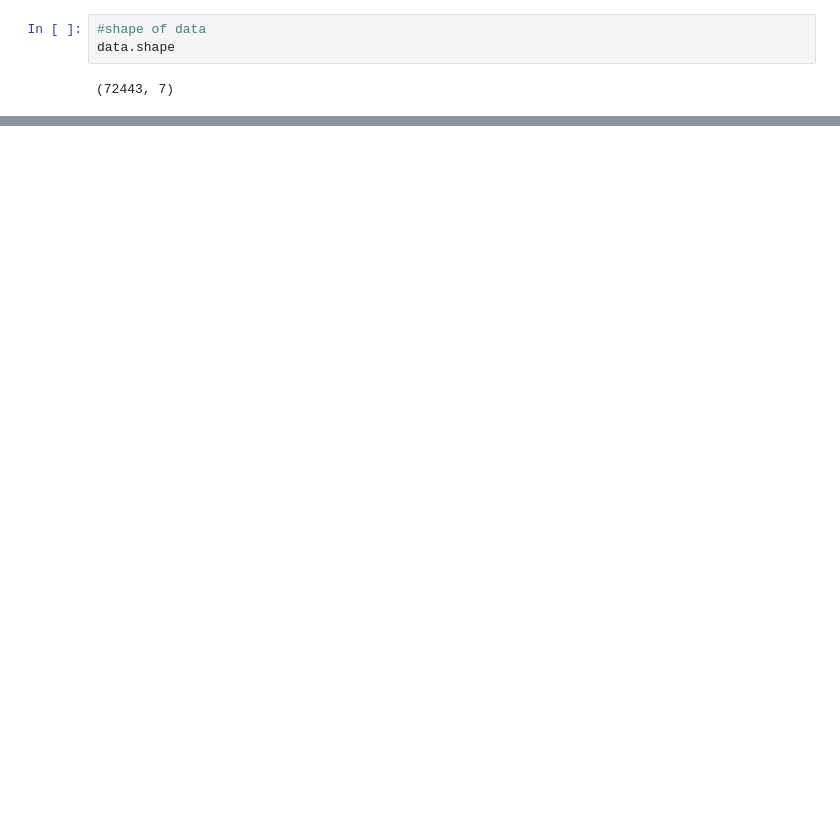
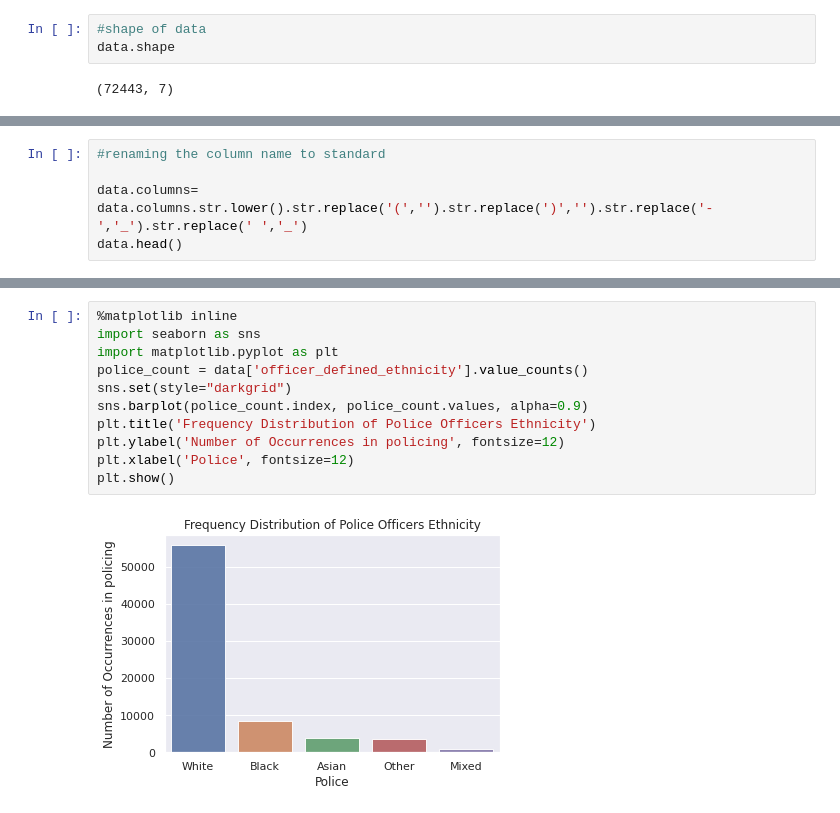
Before and after one commit to ah20776/CE888---Assignment, a Jupyter notebook: Ethnicity in UK Policing/newbias.ipynb, the cells around one changed output, grey strips where cells are left out. Cells and saved outputs as stored; diff of their text form; blank space fills up the shorter version.

```diff
--- a/Ethnicity in UK Policing/newbias.ipynb
+++ b/Ethnicity in UK Policing/newbias.ipynb
@@ -327,0 +317,5 @@ AttributeError: ignored
+# %%
+#renaming the column name to standard
+
+data.columns= data.columns.str.lower().str.replace('(','').str.replace(')','').str.replace('-','_').str.replace(' ','_')
+data.head()
@@ -327,0 +378,13 @@ AttributeError: ignored
+# %%
+%matplotlib inline
+import seaborn as sns
+import matplotlib.pyplot as plt
+police_count = data['officer_defined_ethnicity'].value_counts()
+sns.set(style="darkgrid")
+sns.barplot(police_count.index, police_count.values, alpha=0.9)
+plt.title('Frequency Distribution of Police Officers Ethnicity')
+plt.ylabel('Number of Occurrences in policing', fontsize=12)
+plt.xlabel('Police', fontsize=12)
+plt.show()
+# %% [output]
+[figure, added]
```
Also changed, not shown: parts of 9 cells of this notebook.
